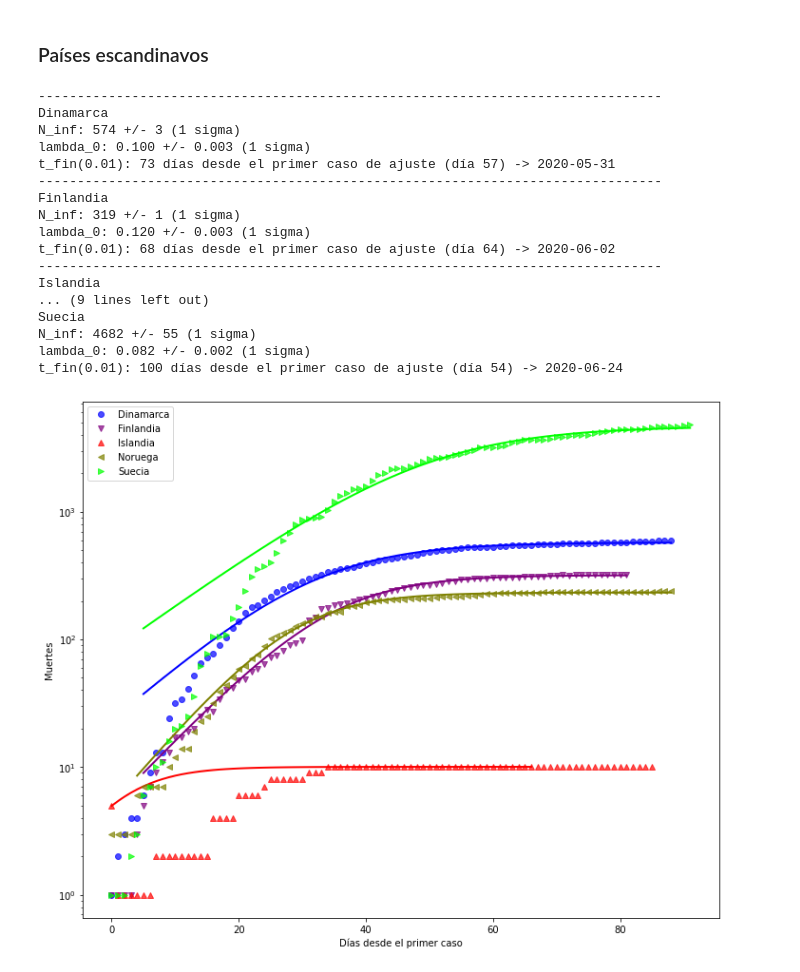
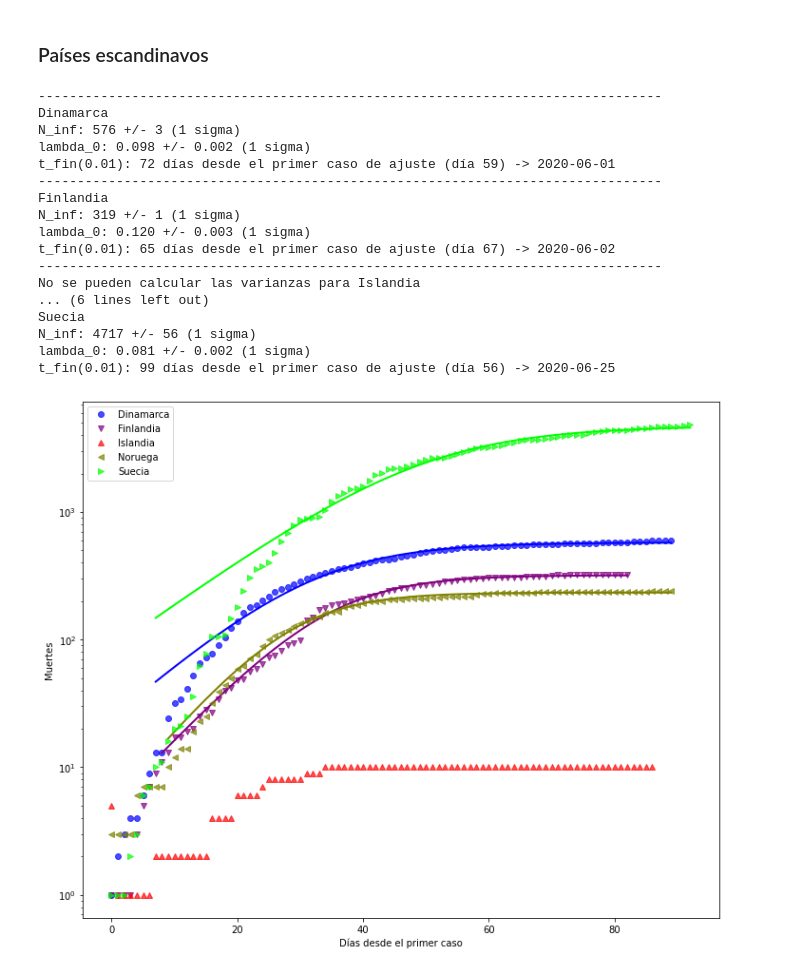
Before and after one commit to manuxch/logistic-covid19, a Jupyter notebook: Logistic_model_COVID-19.ipynb, the cells around one changed output. Saved outputs shown, nothing was run; the diff lists cells and outputs as text; code cells hidden in the pictures.

Commit message:
Actualización diaria de visualizaciones, ajustes y registros

```diff
--- a/Logistic_model_COVID-19.ipynb
+++ b/Logistic_model_COVID-19.ipynb
@@ -299,26 +299,26 @@ t_fin(0.01): 90 días desde el primer caso de ajuste (día 62) -> 2020-06-22
 # %% [markdown]
 ### Países escandinavos
 # %%
-plot_fit(deadths_scand, 5, 'Muertes', logscale=True, p_fin=0.01)
+plot_fit(deadths_scand, 10, 'Muertes', logscale=True, p_fin=0.01)
 # %% [output]
 --------------------------------------------------------------------------------
 Dinamarca
-N_inf: 574 +/- 3 (1 sigma)
-lambda_0: 0.100 +/- 0.003 (1 sigma)
-t_fin(0.01): 73 días desde el primer caso de ajuste (día 57) -> 2020-05-31
+N_inf: 576 +/- 3 (1 sigma)
+lambda_0: 0.098 +/- 0.002 (1 sigma)
+t_fin(0.01): 72 días desde el primer caso de ajuste (día 59) -> 2020-06-01
 --------------------------------------------------------------------------------
 Finlandia
 N_inf: 319 +/- 1 (1 sigma)
 lambda_0: 0.120 +/- 0.003 (1 sigma)
-t_fin(0.01): 68 días desde el primer caso de ajuste (día 64) -> 2020-06-02
+t_fin(0.01): 65 días desde el primer caso de ajuste (día 67) -> 2020-06-02
 --------------------------------------------------------------------------------
-Islandia
-... (9 lines left out)
+No se pueden calcular las varianzas para Islandia
+... (6 lines left out)
 Suecia
-N_inf: 4682 +/- 55 (1 sigma)
-lambda_0: 0.082 +/- 0.002 (1 sigma)
-t_fin(0.01): 100 días desde el primer caso de ajuste (día 54) -> 2020-06-24
+N_inf: 4717 +/- 56 (1 sigma)
+lambda_0: 0.081 +/- 0.002 (1 sigma)
+t_fin(0.01): 99 días desde el primer caso de ajuste (día 56) -> 2020-06-25
-[figure, old version]
+[figure, new version]
 # %% [markdown]
 ## Registro diario de predicciones para países latinoamericanos
 
```
Also changed, not shown: parts of 8 cells of this notebook.
